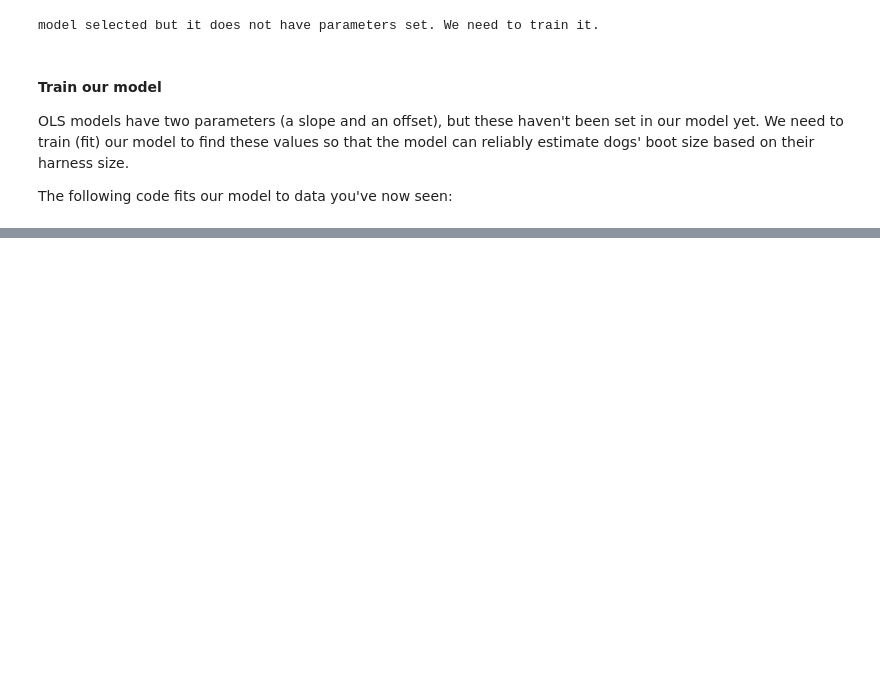
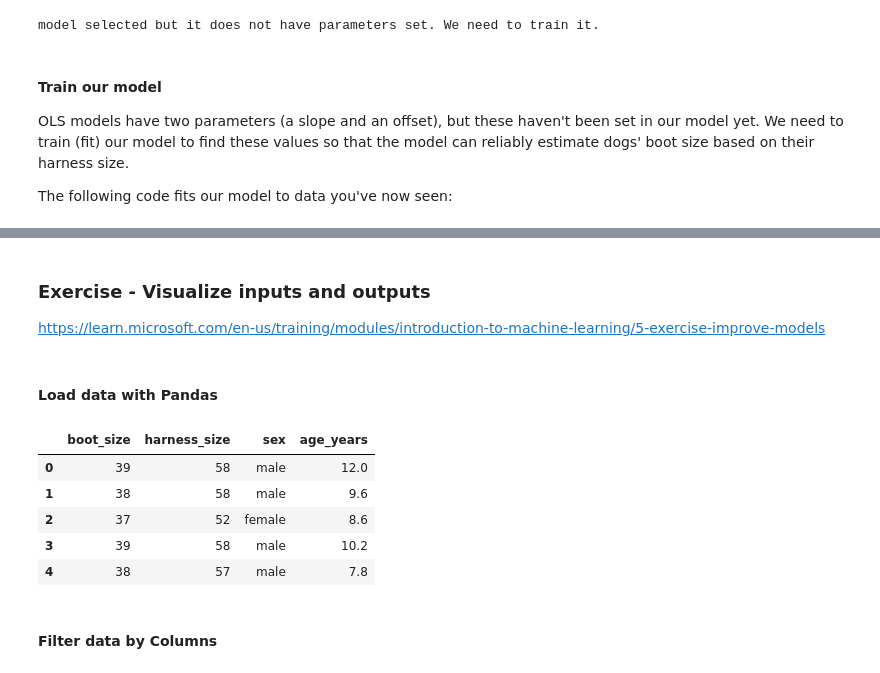
Before and after one commit to jalaljahir/courses_learning, a Jupyter notebook: MSFT_DS_for_ML/Understand_DS_for_ML.ipynb, the cells around one changed output, grey strips where cells are left out. Saved outputs shown, nothing was run; the diff lists cells and outputs as text; code cells hidden in the pictures; blank space fills up the shorter version.

Commit message:
completed module 01

```diff
--- a/MSFT_DS_for_ML/Understand_DS_for_ML.ipynb
+++ b/MSFT_DS_for_ML/Understand_DS_for_ML.ipynb
@@ -104,0 +187,21 @@ The following code fits our model to data you've now seen:
+# %% [markdown]
+### Exercise - Visualize inputs and outputs
+https://learn.microsoft.com/en-us/training/modules/introduction-to-machine-learning/5-exercise-improve-models
+# %% [markdown]
+#### Load data with Pandas
+# %%
+# Read the text file containing data using pandas
+dataset = pandas.read_csv('doggy-boot-harness.csv')
+
+# Print the data
+# Because there are a lot of data, use head() to only print the first few rows
+dataset.head()
+# %% [output]
+|  | boot_size | harness_size | sex | age_years |
+| 0 | 39 | 58 | male | 12.0 |
+| 1 | 38 | 58 | male | 9.6 |
+| 2 | 37 | 52 | female | 8.6 |
+| 3 | 39 | 58 | male | 10.2 |
+| 4 | 38 | 57 | male | 7.8 |
+# %% [markdown]
+#### Filter data by Columns
```
Also changed, not shown: parts of 38 cells of this notebook, 1 other file.
